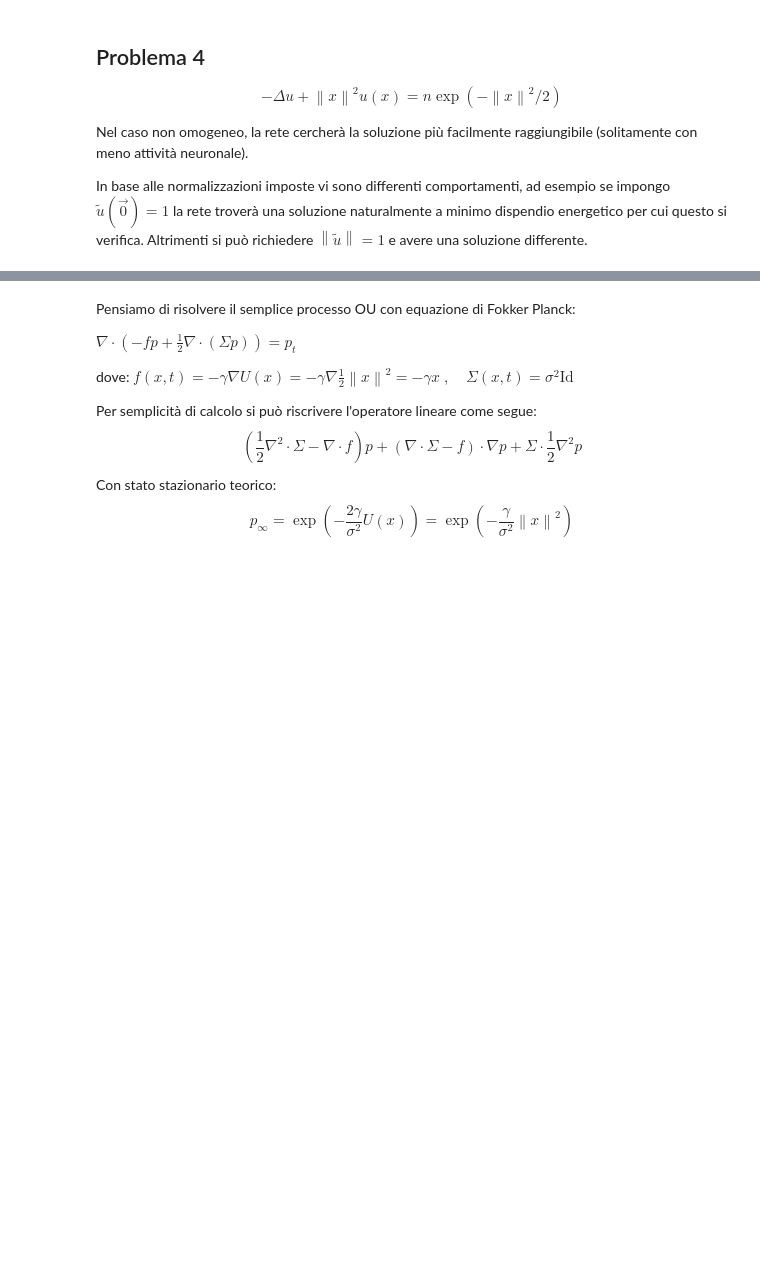
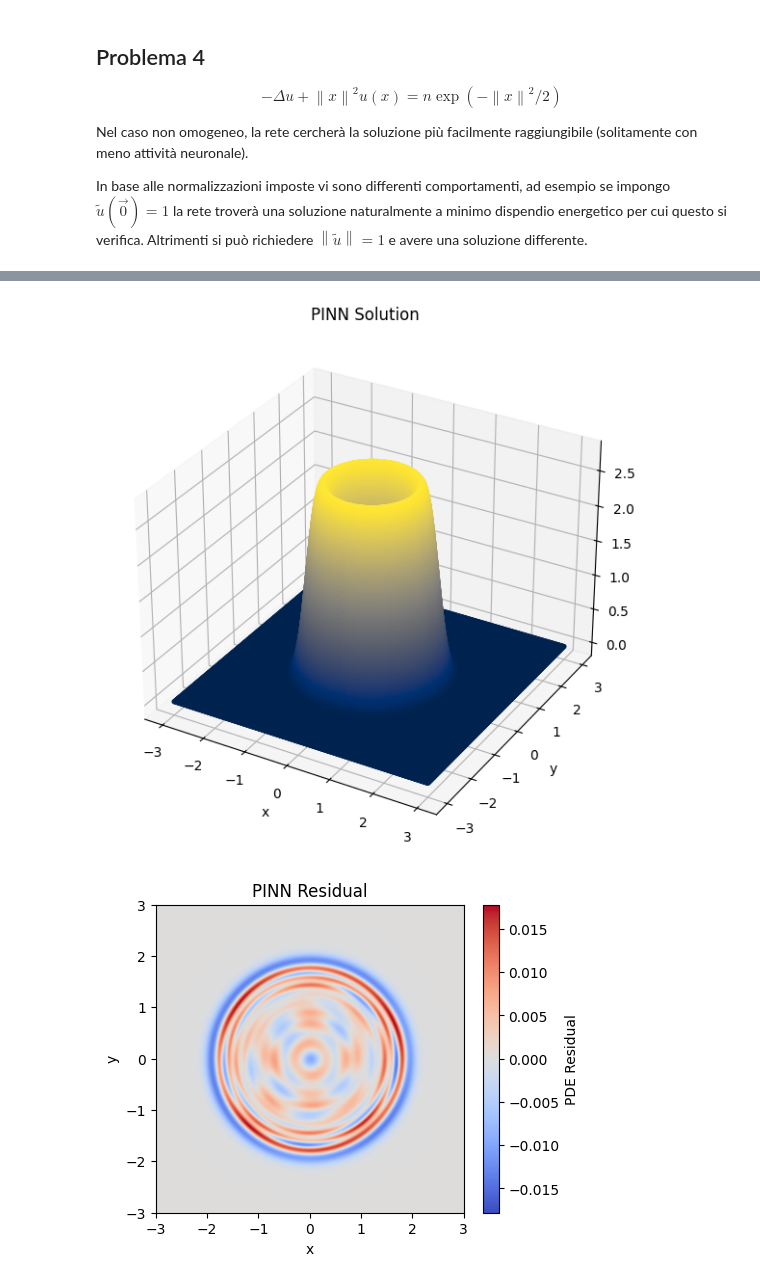
Before and after one commit to unimore-PhD-StefanoMagriniAlunno/PhD_Laboratory, a Jupyter notebook: notebooks/report1_renew.ipynb, the cells around one changed output, grey strips where cells are left out. Saved outputs shown, nothing was run; the diff lists cells and outputs as text; code cells hidden in the pictures; blank space fills up the shorter version.

```diff
--- a/notebooks/report1_renew.ipynb
+++ b/notebooks/report1_renew.ipynb
@@ -1516,25 +1813,0 @@ def compute_hessian(model, x):
-# %%
-# Example usage:
-if __name__ == "__main__":
-    import torch
-    model = MLP()
-    x = torch.randn(10, 2)  # batch of 10 samples, input dimension 1
-    J = compute_jacobian(model, x)
-    H = compute_hessian(model, x)
-    print("Jacobian shape:", J.shape)  # should be (10, output_dim, input_dim)
-    print("Hessian shape:", H.shape)    # should be (10, output_dim, input_dim, input_dim)
-# %% [markdown]
-Pensiamo di risolvere il semplice processo OU con equazione di Fokker Planck:
-
-$ \nabla\cdot\left(-fp + \frac12\nabla\cdot\left(\Sigma p\right)\right) = p_t $
-
-dove: $ f(x,t) = -\gamma\nabla U(x) = -\gamma\nabla\frac{1}{2}\left\|x\right\|^2 = -\gamma x \;,\quad \Sigma(x,t) = \sigma^2 \text{Id} $
-
-Per semplicità di calcolo si può riscrivere l'operatore lineare come segue:
-$$
-    \left(\frac12\nabla^2\cdot\Sigma-\nabla \cdot f\right)p + \left(\nabla\cdot\Sigma-f\right)\cdot\nabla p + \Sigma\cdot\frac12\nabla^2p
-$$
-Con stato stazionario teorico:
-$$
-    p_\infty = \exp\left(-\frac{2\gamma}{\sigma^2}U(x)\right) = \exp\left(-\frac{\gamma}{\sigma^2}\left\|x\right\|^2\right)
-$$
@@ -1628,0 +1814,54 @@ plt.show()
+# %%
+# verifica
+import matplotlib.pyplot as plt
+from mpl_toolkits.mplot3d import Axes3D
+
+domain_size = 6
+xmin = -domain_size/2
+xmax = domain_size/2
+x, y = torch.meshgrid(
+    torch.linspace(xmin, xmax, 600),
+    torch.linspace(xmin, xmax, 600),
+    indexing='ij'
+)
+x_test = torch.stack([x.flatten(), y.flatten()], dim=-1)
+u_pred = model(x_test).squeeze(-1)
+residual = ring_residual(model, x_test, radius, beta)[0].squeeze(-1)
+
+x_test = x_test.detach().cpu().numpy()
+u_pred = u_pred.detach().cpu().numpy()
+residual = residual.detach().cpu().numpy()
+
+# 3D plot della soluzione
+fig = plt.figure(figsize=(10, 7))
+ax = fig.add_subplot(111, projection='3d')
+ax.scatter(
+    x_test[:, 0], x_test[:, 1], u_pred,
+    c=u_pred, cmap='cividis',
+    vmin=0.0,
+    vmax=u_pred.max().item(),
+    s=5
+)
+ax.set_title("PINN Solution")
+ax.set_xlabel("x")
+ax.set_ylabel("y")
+plt.savefig("pinn_solution_3d.png", dpi=600)
+plt.show()
+
+# 2D plot del residuo
+fig = plt.figure(figsize=(5, 4))
+# mostro il residuo come immagine 2D colorata con coolwarm
+plt.imshow(
+    residual.reshape(600, 600),
+    extent=(xmin, xmax, xmin, xmax),
+    origin='lower', cmap='coolwarm',
+    vmin=-np.abs(residual).max().item(), vmax=np.abs(residual).max().item())
+plt.colorbar(label='PDE Residual')
+plt.title("PINN Residual")
+plt.xlabel("x")
+plt.ylabel("y")
+plt.savefig("pinn_residual.png", dpi=600)
+plt.show()
+# %% [output]
+[figure, added]
+[figure, added]
```
Also changed, not shown: parts of 35 cells of this notebook, 3 other files.
